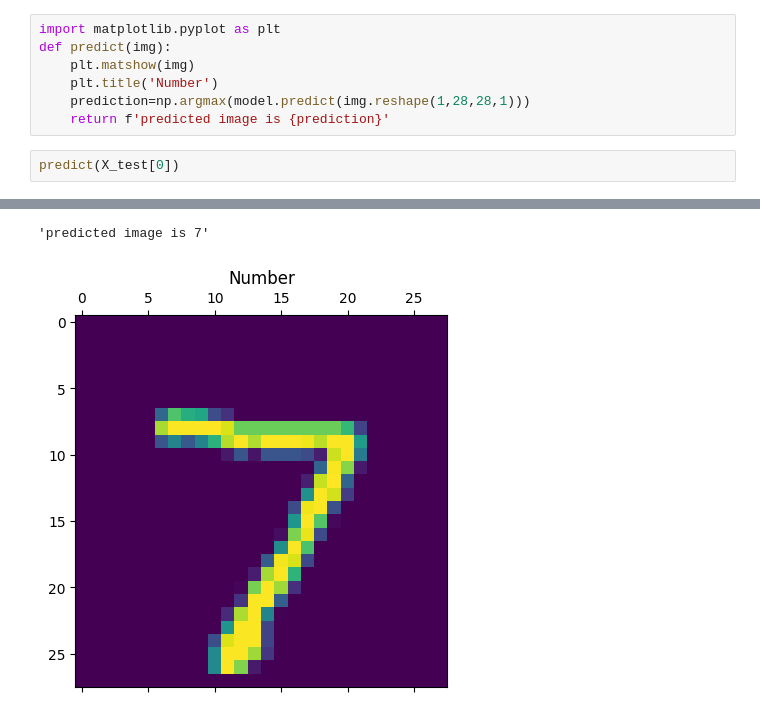
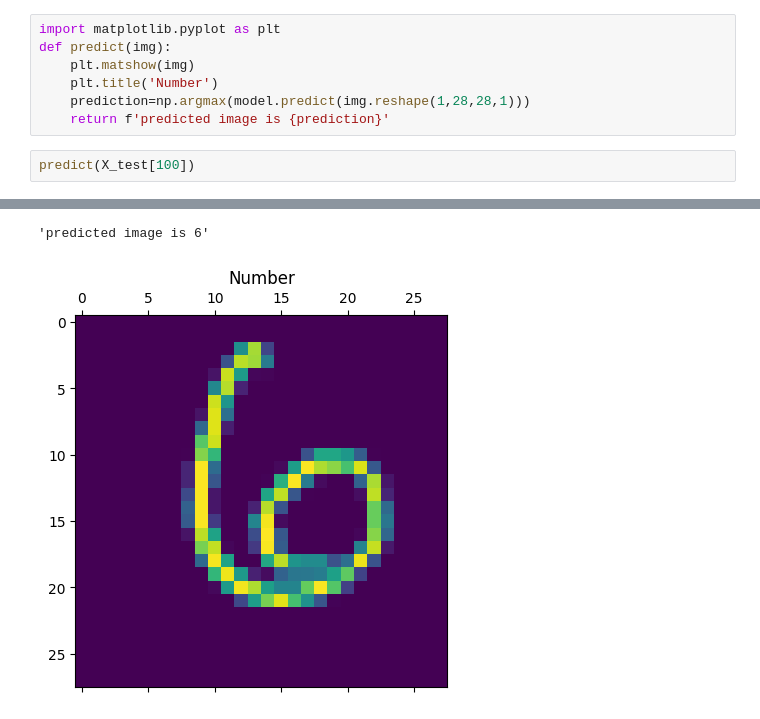
Before and after one commit to kailai-13/Neural_Networks_Hands_On, a Jupyter notebook: nnhandson.ipynb, the cells around one changed output, grey strips where cells are left out. Drawn from its saved outputs; the diff is of its cells as text.

```diff
--- a/nnhandson.ipynb
+++ b/nnhandson.ipynb
@@ -1497,5 +1497,5 @@ def predict(img):
     prediction=np.argmax(model.predict(img.reshape(1,28,28,1)))
     return f'predicted image is {prediction}'
 # %%
-predict(X_test[0])
+predict(X_test[100])
 # %% [output]
@@ -1503,2 +1503,2 @@ predict(X_test[0])
-'predicted image is 7'
+'predicted image is 6'
-[figure, old version]
+[figure, new version]
```
Also changed, not shown: parts of 1 cell of this notebook.
